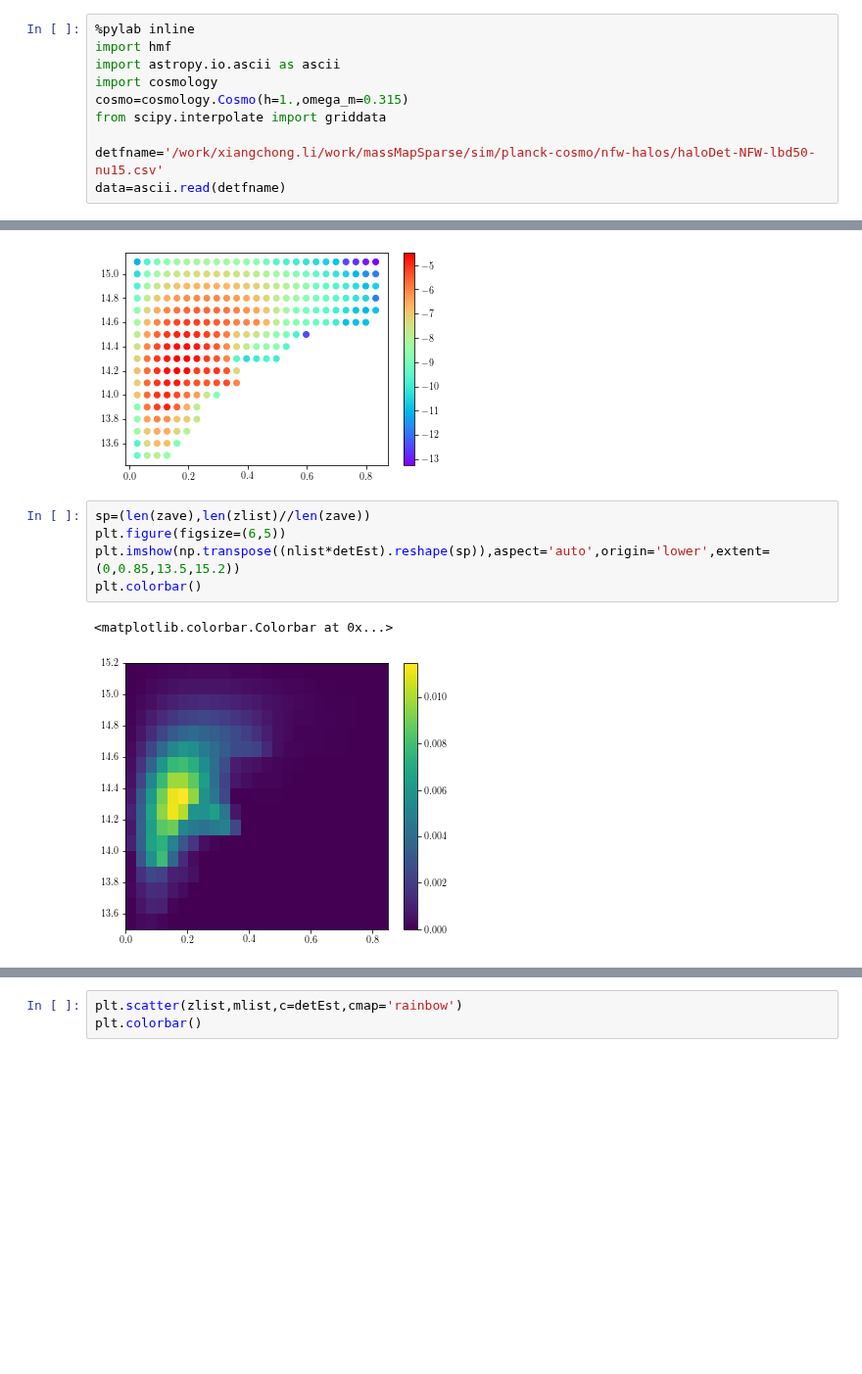
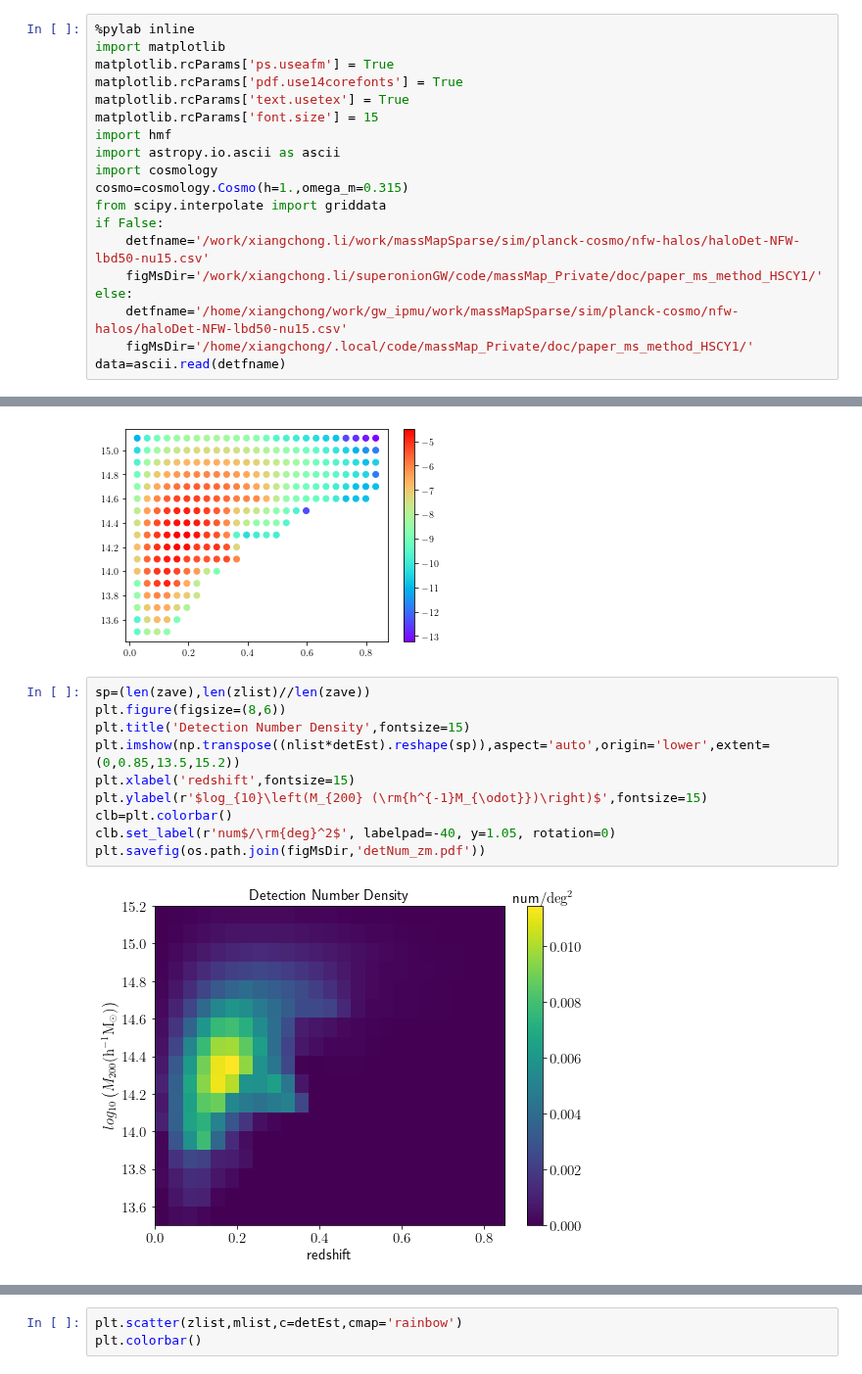
Before and after one commit to mr-superonion/splinv, a Jupyter notebook: notebook/s19/haloModel.ipynb, the cells around one changed output, grey strips where cells are left out. Shown at 98% size. Drawn from its saved outputs; the diff is of its cells as text; blank space fills up the shorter version.

Commit message:
add detection density to paper

```diff
--- a/notebook/s19/haloModel.ipynb
+++ b/notebook/s19/haloModel.ipynb
@@ -1,12 +1,21 @@
 # %%
 %pylab inline
+import matplotlib
+matplotlib.rcParams['ps.useafm'] = True
+matplotlib.rcParams['pdf.use14corefonts'] = True
+matplotlib.rcParams['text.usetex'] = True
+matplotlib.rcParams['font.size'] = 15
 import hmf
 import astropy.io.ascii as ascii
 import cosmology
 cosmo=cosmology.Cosmo(h=1.,omega_m=0.315)
 from scipy.interpolate import griddata
-
-detfname='/work/xiangchong.li/work/massMapSparse/sim/planck-cosmo/nfw-halos/haloDet-NFW-lbd50-nu15.csv'
+if False:
+    detfname='/work/xiangchong.li/work/massMapSparse/sim/planck-cosmo/nfw-halos/haloDet-NFW-lbd50-nu15.csv'
+    figMsDir='/work/xiangchong.li/superonionGW/code/massMap_Private/doc/paper_ms_method_HSCY1/'
+else:
+    detfname='/home/xiangchong/work/gw_ipmu/work/massMapSparse/sim/planck-cosmo/nfw-halos/haloDet-NFW-lbd50-nu15.csv'
+    figMsDir='/home/xiangchong/.local/code/massMap_Private/doc/paper_ms_method_HSCY1/'
 data=ascii.read(detfname)
 # %% [output]
 Populating the interactive namespace from numpy and matplotlib
@@ -119,10 +128,14 @@ plt.colorbar()
 [figure]
 # %%
 sp=(len(zave),len(zlist)//len(zave))
-plt.figure(figsize=(6,5))
+plt.figure(figsize=(8,6))
+plt.title('Detection Number Density',fontsize=15)
 plt.imshow(np.transpose((nlist*detEst).reshape(sp)),aspect='auto',origin='lower',extent=(0,0.85,13.5,15.2))
-plt.colorbar()
+plt.xlabel('redshift',fontsize=15)
+plt.ylabel(r'$log_{10}\left(M_{200} (\rm{h^{-1}M_{\odot}})\right)$',fontsize=15)
+clb=plt.colorbar()
+clb.set_label(r'num$/\rm{deg}^2$', labelpad=-40, y=1.05, rotation=0)
+plt.savefig(os.path.join(figMsDir,'detNum_zm.pdf'))
 # %% [output]
-<matplotlib.colorbar.Colorbar at 0x...>
-[figure, old version]
+[figure, new version]
 # %%
```
Also changed, not shown: parts of 3 cells of this notebook, 6 other files.
